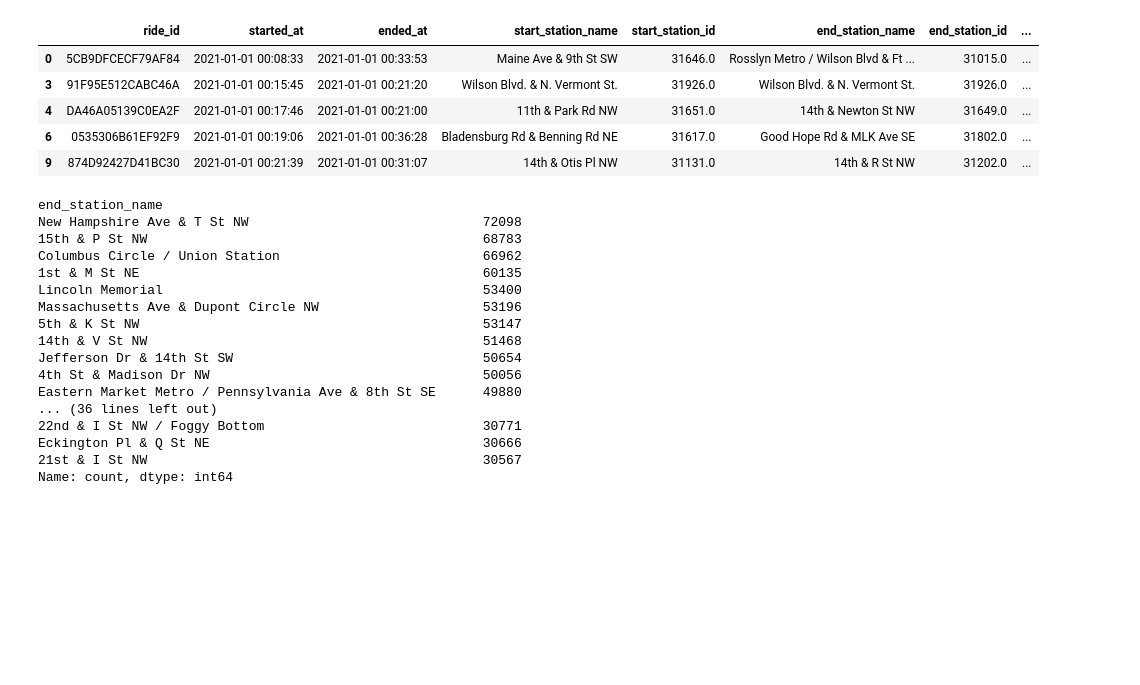
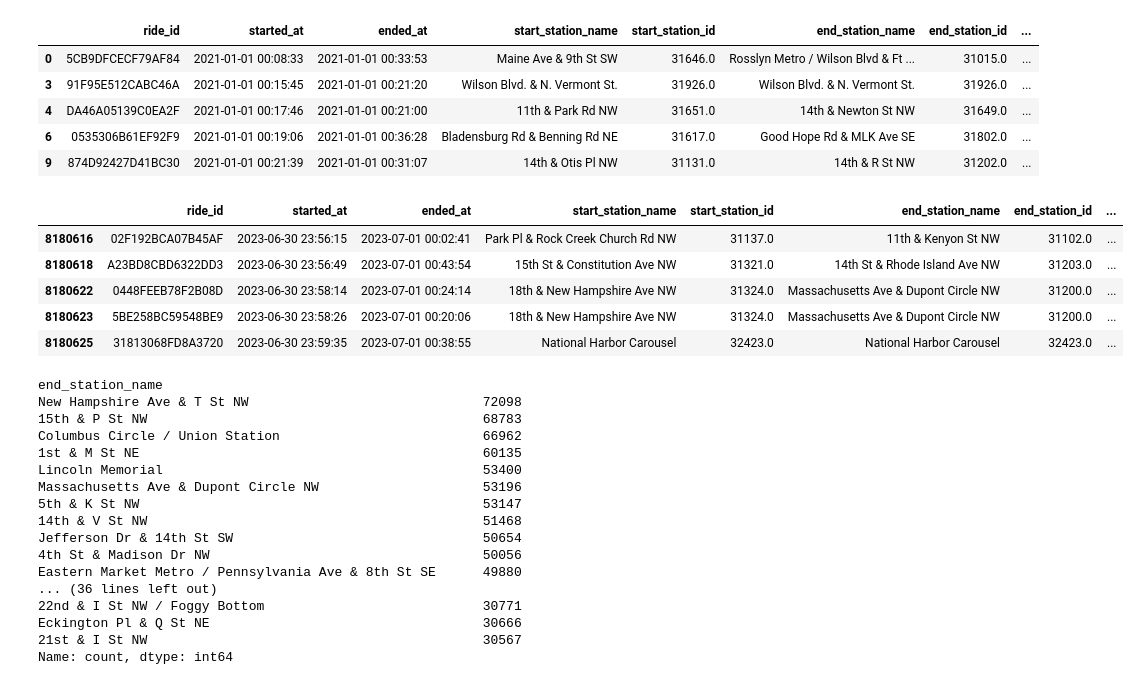
Before and after one commit to Paul-Sabin/Capital-Bikeshare, a Jupyter notebook: Trip Data EDA.ipynb, the cells around one changed output. Saved outputs shown, nothing was run; the diff lists cells and outputs as text; code cells hidden in the pictures; blank space fills up the shorter version.

```diff
--- a/Trip Data EDA.ipynb
+++ b/Trip Data EDA.ipynb
@@ -103,6 +104,15 @@ display(classic.head())
 | 4 | DA46A05139C0EA2F | 2021-01-01 00:17:46 | 2021-01-01 00:21:00 | 11th & Park Rd NW | 31651.0 | 14th & Newton St NW | 31649.0 | ... |
 | 6 | 0535306B61EF92F9 | 2021-01-01 00:19:06 | 2021-01-01 00:36:28 | Bladensburg Rd & Benning Rd NE | 31617.0 | Good Hope Rd & MLK Ave SE | 31802.0 | ... |
 | 9 | 874D92427D41BC30 | 2021-01-01 00:21:39 | 2021-01-01 00:31:07 | 14th & Otis Pl NW | 31131.0 | 14th & R St NW | 31202.0 | ... |
+# %%
+display(classic.tail())
+# %% [output]
+|  | ride_id | started_at | ended_at | start_station_name | start_station_id | end_station_name | end_station_id | ... |
+| 8180616 | 02F192BCA07B45AF | 2023-06-30 23:56:15 | 2023-07-01 00:02:41 | Park Pl & Rock Creek Church Rd NW | 31137.0 | 11th & Kenyon St NW | 31102.0 | ... |
+| 8180618 | A23BD8CBD6322DD3 | 2023-06-30 23:56:49 | 2023-07-01 00:43:54 | 15th St & Constitution Ave NW | 31321.0 | 14th St & Rhode Island Ave NW | 31203.0 | ... |
+| 8180622 | 0448FEEB78F2B08D | 2023-06-30 23:58:14 | 2023-07-01 00:24:14 | 18th & New Hampshire Ave NW | 31324.0 | Massachusetts Ave & Dupont Circle NW | 31200.0 | ... |
+| 8180623 | 5BE258BC59548BE9 | 2023-06-30 23:58:26 | 2023-07-01 00:20:06 | 18th & New Hampshire Ave NW | 31324.0 | Massachusetts Ave & Dupont Circle NW | 31200.0 | ... |
+| 8180625 | 31813068FD8A3720 | 2023-06-30 23:59:35 | 2023-07-01 00:38:55 | National Harbor Carousel | 32423.0 | National Harbor Carousel | 32423.0 | ... |
 # %%
 electric_bike_mask = df['rideable_type'] == 'electric_bike'
 station_value_counts_electic = df[electric_bike_mask]['start_station_id'].value_counts()
```
Also changed, not shown: parts of 12 cells of this notebook, 1 other file.
